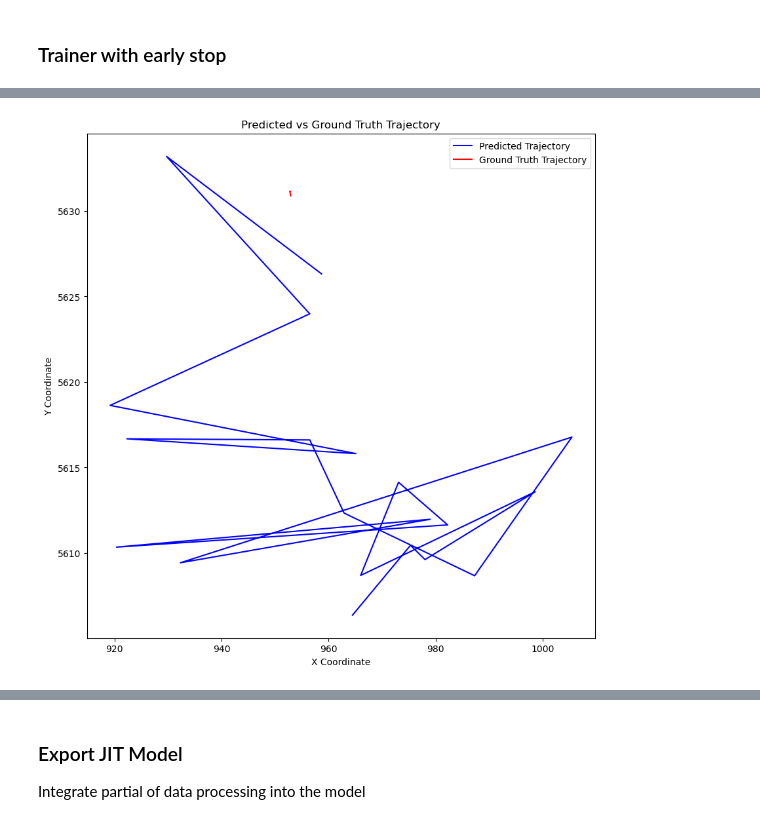
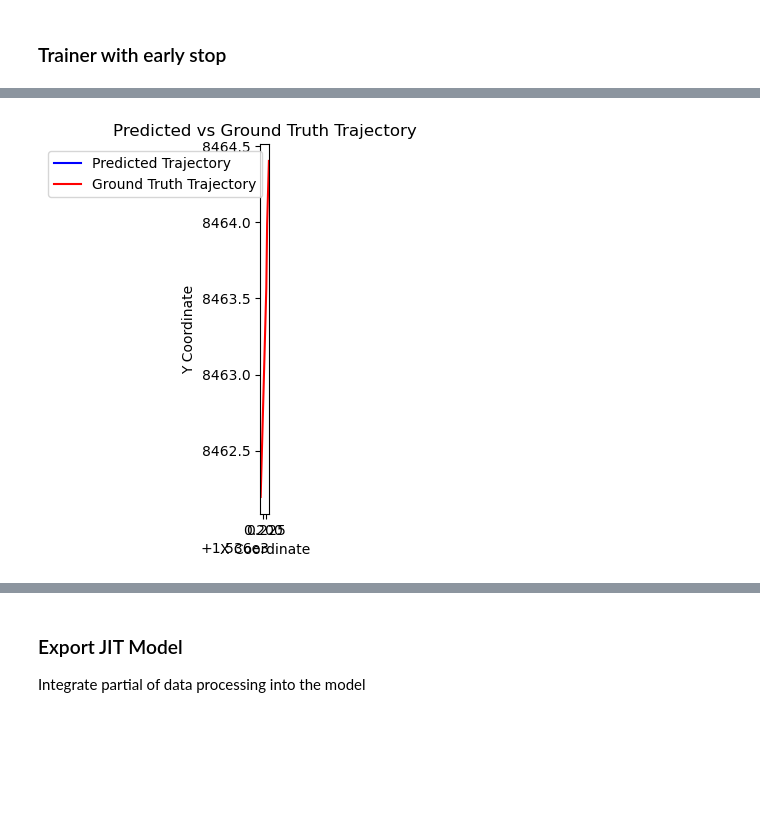
Before and after one commit to priest-yang/Pedestrian-Trajectory-Prediction, a Jupyter notebook: notebook/TFT_Flowmatching.ipynb, the cells around one changed output, grey strips where cells are left out. Drawn from its saved outputs; the diff is of its cells as text; code cells hidden in the pictures; blank space fills up the shorter version.

```diff
--- a/notebook/TFT_Flowmatching.ipynb
+++ b/notebook/TFT_Flowmatching.ipynb
@@ -33,11 +33,11 @@ import torch.utils.data
 # %% [markdown]
 ## Optional: direct load data from Cache
 # %%
-# train = load_dataset('../data/.cache/train.pkl')
-# test = load_dataset('../data/.cache/test.pkl')
-# stats_dict = pickle.load(open('../data/.cache/stats_dict.pkl', 'rb'))
-# feature_dim = stats_dict['feature_dim']
-# features = stats_dict['features']
+train = load_dataset('../data/.cache/train.pkl')
+test = load_dataset('../data/.cache/test.pkl')
+stats_dict = pickle.load(open('../data/.cache/stats_dict.pkl', 'rb'))
+feature_dim = stats_dict['feature_dim']
+features = stats_dict['features']
 
 lookback = 30
 future_steps = 40
@@ -699,10 +714,10 @@ for epoch in range(n_epochs):
 
         loss_all['diff_loss'].append(diff_loss.item())
         loss_all['vq_loss'].append(vq_loss.item() * 10)
-        loss_all['stationary_loss'].append(stationary_loss.item())
+        loss_all['stationary_loss'].append(0.1 * stationary_loss.item())
         loss_all['loss'].append(diff_loss.item() + vq_loss.item() * 10 + stationary_loss.item())
         # add vq_loss
-        loss = diff_loss  + 10 * vq_loss + stationary_loss
+        loss = diff_loss  + 10 * vq_loss + 0.1 * stationary_loss
 
         loss.backward()
         torch.nn.utils.clip_grad_norm_(model.parameters(), max_norm=1.0)
@@ -892,17 +941,6 @@ with torch.no_grad():
         y_test_batch = y_test_batch[:, ::2, :2]
         X_test_batch = X_test_batch[:, ::2, :]
 
-
-        # residual
-        # current_pos = y_test_batch[:, 0, :2].clone().unsqueeze(1).repeat(1, validation_step, 1)
-        # current_pos_input = X_test_batch[:, -1, :2].clone().unsqueeze(1).repeat(1, lookback, 1)
-        # current_pos_output = X_test_batch[:, -1, :2].clone().unsqueeze(1).repeat(1, future_steps, 1)
-
-        # X_test_batch[:, 1:, :2] = X_test_batch[:, 1:, :2] - X_test_batch[:, :-1, :2].clone()
-        # X_test_batch[:, 0, :2] = 0
-        # y_test_batch[:, 1:, :2] = y_test_batch[:, 1:, :2] - y_test_batch[:, :-1, :2].clone()
-        # y_test_batch[:, 0, :2] = 0
-
         y_preds = model(X_test_batch, influence=True, return_all=True)
         # slect the one with minimum loss
 
@@ -917,11 +955,8 @@ with torch.no_grad():
 
         test_loss_all.append(min_loss.item())
 
-        predictions.append(y_pred[:, :validation_step, :2])
-        truths.append(y_test_batch[:, :validation_step, :2])
-
-
-
+        predictions.append(y_pred[:, :validation_step, :2] + current_pos_output[:, :y_pred.shape[1], :2])
+        truths.append(y_test_batch[:, :validation_step, :2] + current_pos_output[:, :y_pred.shape[1], :2])
 
 
 print(f"Test RMSE: {sum(test_loss_all) / len(test_loss_all)}")
@@ -973,24 +1008,27 @@ plt.show()
 # %%
 # visualize
 
-time_stamp = 18000
+time_stamp = 2899
 import matplotlib.pyplot as plt
 import matplotlib.patches as mpatches
 
-pred = predictions_smooth[time_stamp, :, :].cpu().numpy()
+pred = predictions[time_stamp, :, :].cpu().numpy()
 truth = truths[time_stamp, :, :].cpu().numpy()
 
-fig, ax = plt.subplots(figsize=(10, 10))
+fig, ax = plt.subplots()
+
+# equal axis
+ax.set_aspect('equal')
 
 ax.plot(pred[:, 0], pred[:, 1], color='blue', label='Predicted Trajectory')
 ax.plot(truth[:, 0], truth[:, 1], color='red', label='Ground Truth Trajectory')
 ax.set_xlabel('X Coordinate')
 ax.set_ylabel('Y Coordinate')
 ax.set_title('Predicted vs Ground Truth Trajectory')
 ax.legend()
 plt.show()
 # %% [output]
-[figure, old version]
+[figure, new version]
 # %%
 exp_results = df.groupby(by=['Second (s)', 'type']).mean().unstack()['RMSE Error (m)']
 exp_results.to_csv(f'../model/{model_name}/{folder_name}/result.csv')
```
Also changed, not shown: parts of 6 cells of this notebook.
